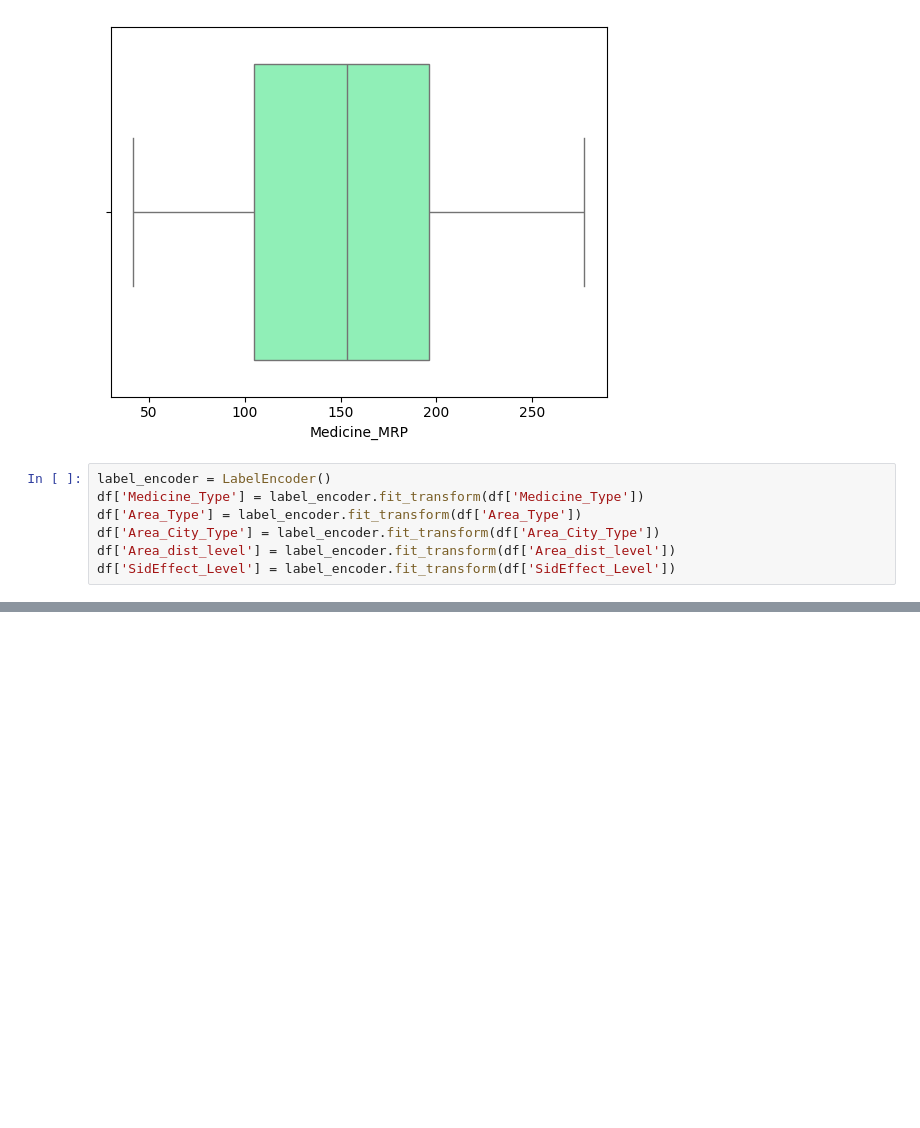
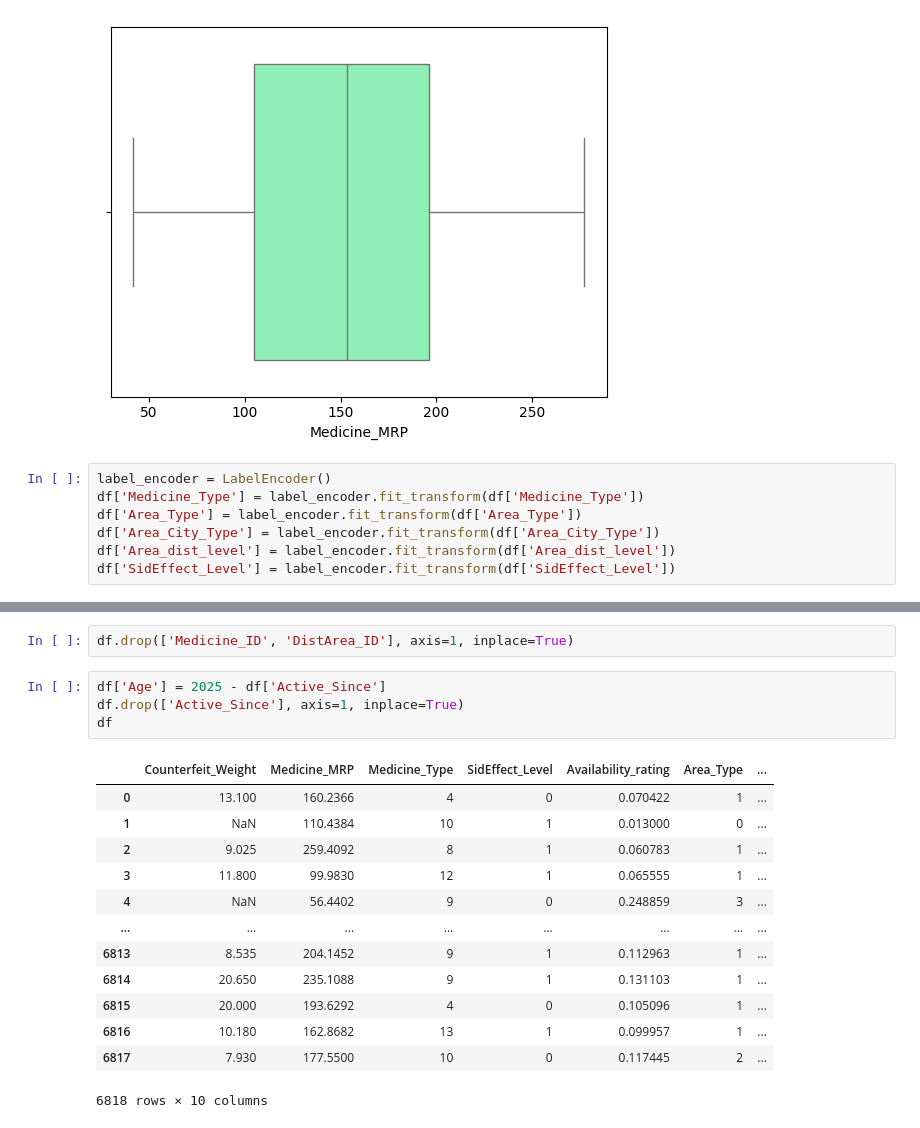
Before and after one commit to k4karmant/Skills4Future, a Jupyter notebook: 05_03.ipynb, the cells around one changed output, grey strips where cells are left out. Saved outputs shown, nothing was run; the diff lists cells and outputs as text; blank space fills up the shorter version.

```diff
--- a/05_03.ipynb
+++ b/05_03.ipynb
@@ -110,0 +127,20 @@ df['SidEffect_Level'] = label_encoder.fit_transform(df['SidEffect_Level'])
+# %%
+df.drop(['Medicine_ID', 'DistArea_ID'], axis=1, inplace=True)
+# %%
+df['Age'] = 2025 - df['Active_Since']
+df.drop(['Active_Since'], axis=1, inplace=True)
+df
+# %% [output]
+|  | Counterfeit_Weight | Medicine_MRP | Medicine_Type | SidEffect_Level | Availability_rating | Area_Type | ... |
+| 0 | 13.100 | 160.2366 | 4 | 0 | 0.070422 | 1 | ... |
+| 1 | NaN | 110.4384 | 10 | 1 | 0.013000 | 0 | ... |
+| 2 | 9.025 | 259.4092 | 8 | 1 | 0.060783 | 1 | ... |
+| 3 | 11.800 | 99.9830 | 12 | 1 | 0.065555 | 1 | ... |
+| 4 | NaN | 56.4402 | 9 | 0 | 0.248859 | 3 | ... |
+| ... | ... | ... | ... | ... | ... | ... | ... |
+| 6813 | 8.535 | 204.1452 | 9 | 1 | 0.112963 | 1 | ... |
+| 6814 | 20.650 | 235.1088 | 9 | 1 | 0.131103 | 1 | ... |
+| 6815 | 20.000 | 193.6292 | 4 | 0 | 0.105096 | 1 | ... |
+| 6816 | 10.180 | 162.8682 | 13 | 1 | 0.099957 | 1 | ... |
+| 6817 | 7.930 | 177.5500 | 10 | 0 | 0.117445 | 2 | ... |
+6818 rows × 10 columns
```
Also changed, not shown: parts of 7 cells of this notebook, 4 other files.
